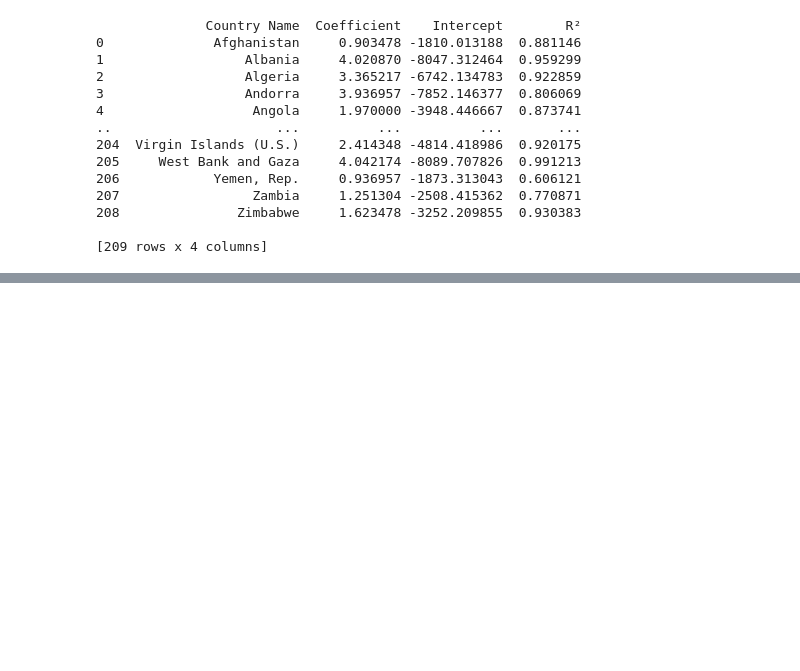
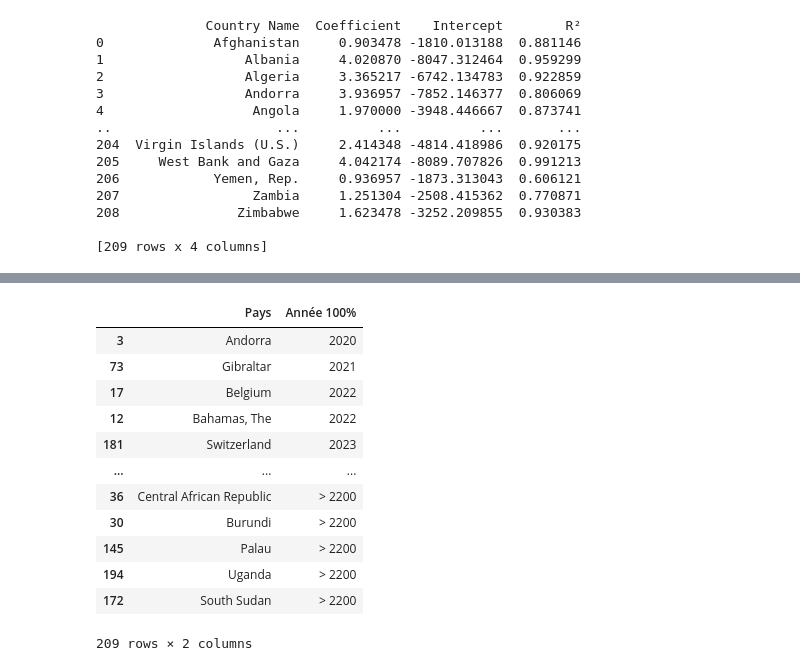
Before and after one commit to Mnr04/Data_Bootcamps_Projects, a Jupyter notebook: _Analyzing_global _internet _patterns copy.ipynb, the cells around one changed output, grey strips where cells are left out. Cells and saved outputs as stored; diff of their text form; code cells hidden in the pictures; blank space fills up the shorter version.

```diff
--- a/_Analyzing_global _internet _patterns copy.ipynb
+++ b/_Analyzing_global _internet _patterns copy.ipynb
@@ -872,0 +882,62 @@ ValueError: Input y contains NaN.
+# %%
+def calculate_100_percent_year():
+    results = []
+
+    for country in df_long['Country Name'].unique():
+        country_data = df_long[df_long['Country Name'] == country]
+
+        # Supprimer les NaN
+        country_data = country_data.dropna(subset=['Internet_Usage'])
+
+        if len(country_data) > 1:
+            X = country_data['Year'].values.reshape(-1, 1)
+            y = country_data['Internet_Usage'].values
+
+            # Entraîner le modèle
+            model = LinearRegression()
+            model.fit(X, y)
+
+            # Calculer l'année où le pays atteindra 100%
+            # Formule : 100 = ax + b => x = (100 - b) / a
+            if model.coef_[0] > 0:  # Vérifier que la pente est positive
+                year_100 = (100 - model.intercept_) / model.coef_[0]
+                year_100 = int(np.ceil(year_100))  # Arrondir à l'année supérieure
+
+                # Vérifier si la dernière valeur réelle est déjà proche de 100%
+                last_value = y[-1]
+                if last_value >= 95:  # Si déjà proche de 100%
+                    year_100 = X[-1][0]  # Utiliser la dernière année disponible
+                elif year_100 > 2200:
+                    year_100 = "> 2200"
+            else:
+                year_100 = "Jamais (tendance négative)"
+
+            results.append({
+                'Pays': country,
+                'Année 100%': year_100
+            })
+
+    # Créer et trier le DataFrame
+    df_results = pd.DataFrame(results)
+    df_results = df_results.sort_values(by=['Année 100%'],
+                                      key=lambda x: pd.to_numeric(x.replace('> 2200', '2201').replace('Jamais (tendance négative)', '9999'), errors='coerce'))
+
+    return df_results
+
+# Calculer et afficher les résultats
+results_df = calculate_100_percent_year()
+display(results_df)
+# %% [output]
+|  | Pays | Année 100% |
+| 3 | Andorra | 2020 |
+| 73 | Gibraltar | 2021 |
+| 17 | Belgium | 2022 |
+| 12 | Bahamas, The | 2022 |
+| 181 | Switzerland | 2023 |
+| ... | ... | ... |
+| 36 | Central African Republic | > 2200 |
+| 30 | Burundi | > 2200 |
+| 145 | Palau | > 2200 |
+| 194 | Uganda | > 2200 |
+| 172 | South Sudan | > 2200 |
+209 rows × 2 columns
```
Also changed, not shown: parts of 4 cells of this notebook.
